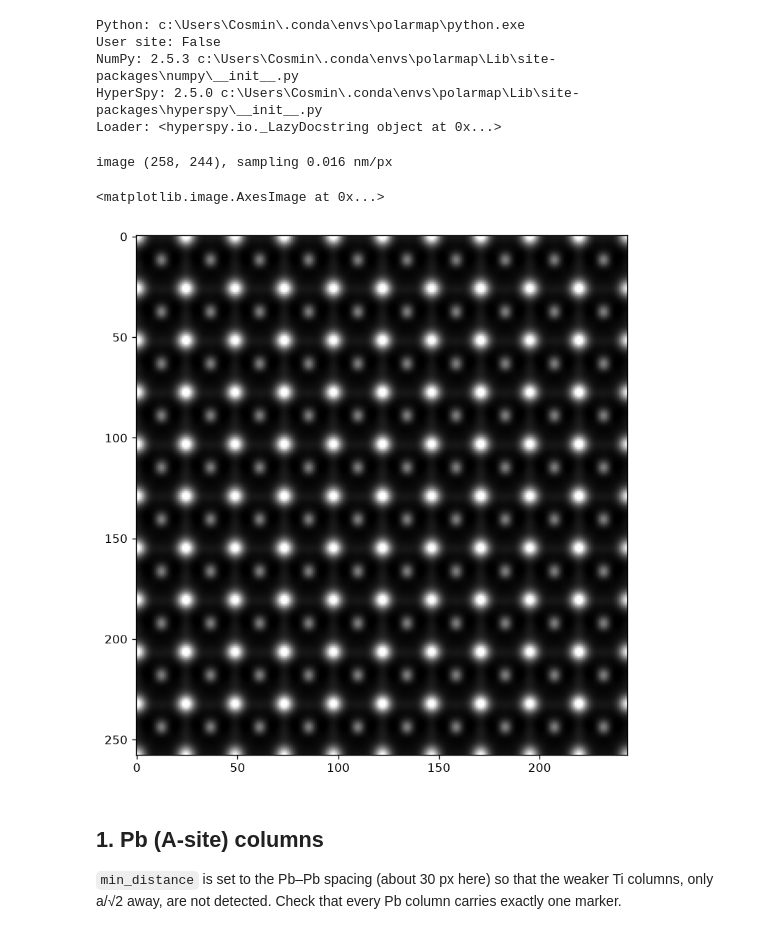
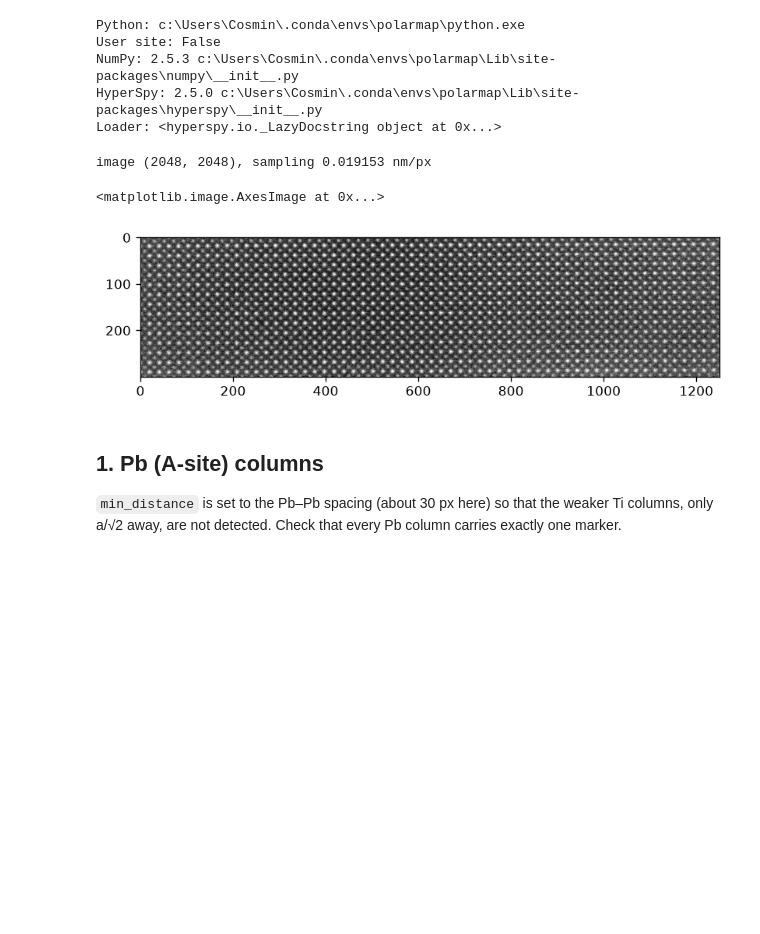
Before and after one commit to Cosmin7225/python-workflow-for-polarization-and-strain-mapping, a Jupyter notebook: examples/02_displacement_perovskite_100.ipynb, the cells around one changed output. Cells and saved outputs as stored; diff of their text form; code cells hidden in the pictures; blank space fills up the shorter version.

Commit message:
trying different images

```diff
--- a/examples/02_displacement_perovskite_100.ipynb
+++ b/examples/02_displacement_perovskite_100.ipynb
@@ -38,15 +38,16 @@ NumPy: 2.5.3 c:\Users\Cosmin\.conda\envs\polarmap\Lib\site-packages\numpy\__init
 HyperSpy: 2.5.0 c:\Users\Cosmin\.conda\envs\polarmap\Lib\site-packages\hyperspy\__init__.py
 Loader: <hyperspy.io._LazyDocstring object at 0x...>
 # %%
-image, sampling = pm.load_image(r'D:\python-workflow-for-polarization-and-strain-mapping\example images\PTO10040nmHAADF.dm4')
+
+image, sampling = pm.load_image(r'D:\Istrate\BCZT-STO\2026-09-02 7-7-L1 on A\1143_STEM_2.55_Mx_HAADF.emd', )
 print(f"image {image.shape}, sampling {sampling:.5g} nm/px")
-
+image = image[900:1200,750:2000]
 fig, ax = plt.subplots(figsize=(8, 8), dpi=120)
 plotting.show_image(ax, image)
 # %% [output]
-image (258, 244), sampling 0.016 nm/px
+image (2048, 2048), sampling 0.019153 nm/px
 <matplotlib.image.AxesImage at 0x...>
-[figure, old version]
+[figure, new version]
 # %% [markdown]
 ## 1. Pb (A-site) columns
 
```
Also changed, not shown: parts of 9 cells of this notebook.
